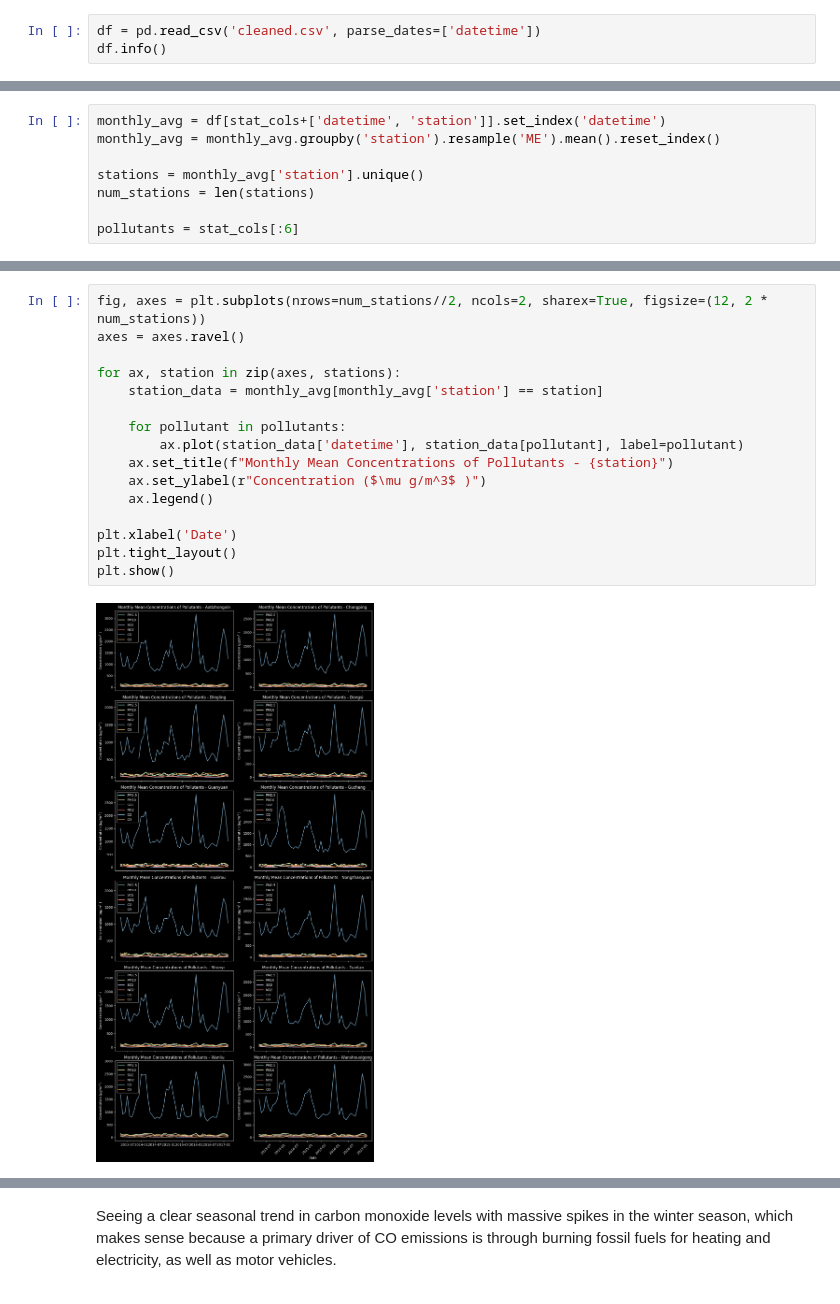
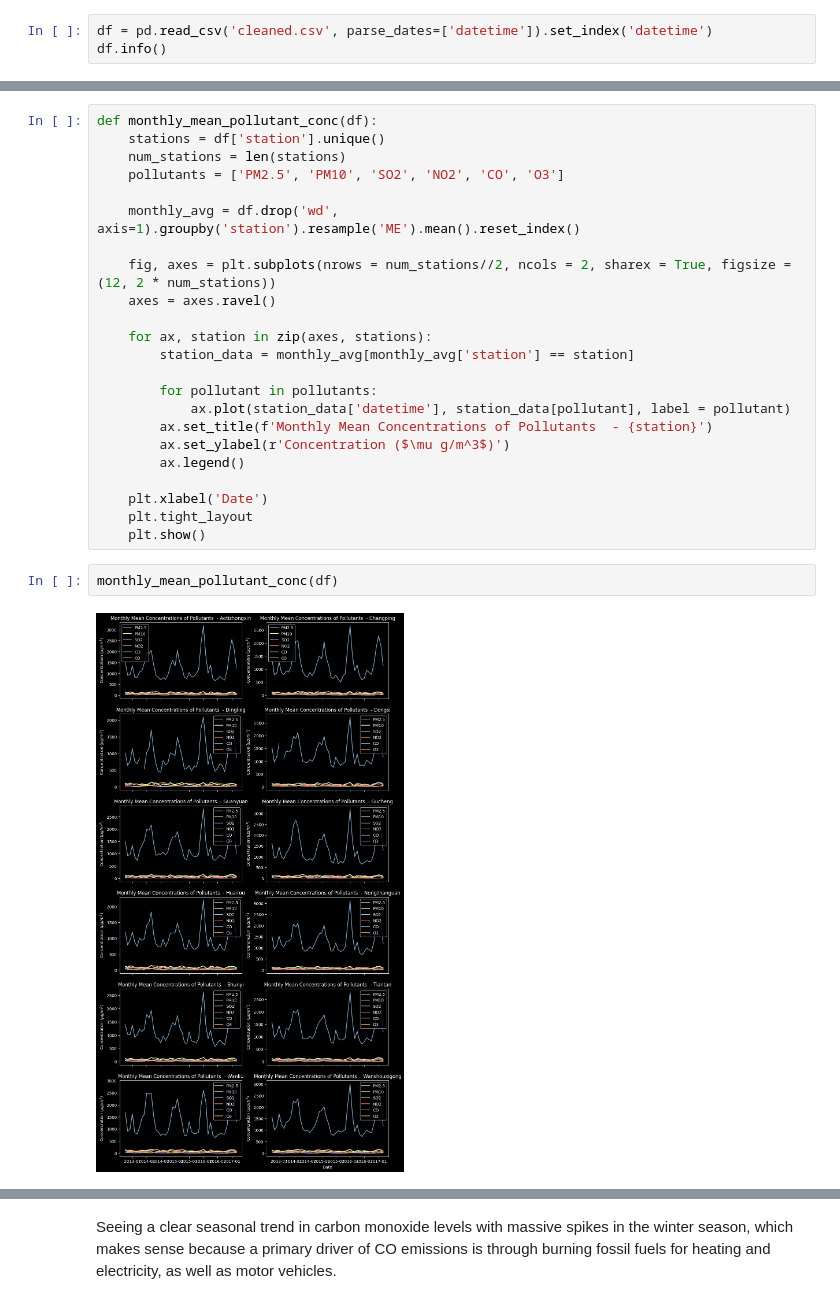
Before and after one commit to justinwhare/Air-Quality-Forecasting, a Jupyter notebook: EDA.ipynb, the cells around one changed output, grey strips where cells are left out. Cells and saved outputs as stored; diff of their text form.

Commit message:
created funcs for plots, cleaned format

```diff
--- a/EDA.ipynb
+++ b/EDA.ipynb
@@ -7,7 +9,7 @@ import numpy as np
 
 plt.style.use('dark_background')
 # %%
-df = pd.read_csv('cleaned.csv', parse_dates=['datetime'])
+df = pd.read_csv('cleaned.csv', parse_dates=['datetime']).set_index('datetime')
 df.info()
 # %% [output]
 <class 'pandas.core.frame.DataFrame'>
@@ -79,11 +68,3 @@ df[stat_cols].describe()
 | 50% | 55.000000 | 82.000000 | 7.000000 | 43.000000 | 900.000000 | 45.000000 | 14.500000 | 1010.400000 | 3.100000 | 0.000000 | 1.400000 |
 | 75% | 111.000000 | 145.000000 | 20.000000 | 71.000000 | 1500.000000 | 82.000000 | 23.300000 | 1019.000000 | 15.100000 | 0.000000 | 2.200000 |
 | max | 999.000000 | 999.000000 | 500.000000 | 290.000000 | 10000.000000 | 1071.000000 | 41.600000 | 1042.800000 | 29.100000 | 72.500000 | 13.200000 |
-# %%
-monthly_avg = df[stat_cols+['datetime', 'station']].set_index('datetime')
-monthly_avg = monthly_avg.groupby('station').resample('ME').mean().reset_index()
-
-stations = monthly_avg['station'].unique()
-num_stations = len(stations)
-
-pollutants = stat_cols[:6]
@@ -90,18 +83,27 @@ pollutants = stat_cols[:6]
 # %%
-fig, axes = plt.subplots(nrows=num_stations//2, ncols=2, sharex=True, figsize=(12, 2 * num_stations))
-axes = axes.ravel()
+def monthly_mean_pollutant_conc(df):
+    stations = df['station'].unique()
+    num_stations = len(stations)
+    pollutants = ['PM2.5', 'PM10', 'SO2', 'NO2', 'CO', 'O3']
 
-for ax, station in zip(axes, stations):
-    station_data = monthly_avg[monthly_avg['station'] == station]
+    monthly_avg = df.drop('wd', axis=1).groupby('station').resample('ME').mean().reset_index()
 
-    for pollutant in pollutants:
-        ax.plot(station_data['datetime'], station_data[pollutant], label=pollutant)
-    ax.set_title(f"Monthly Mean Concentrations of Pollutants - {station}")
-    ax.set_ylabel(r"Concentration ($\mu g/m^3$ )")
-    ax.legend()
+    fig, axes = plt.subplots(nrows = num_stations//2, ncols = 2, sharex = True, figsize = (12, 2 * num_stations))
+    axes = axes.ravel()
 
-plt.xlabel('Date')
-plt.tight_layout()
-plt.show()
+    for ax, station in zip(axes, stations):
+        station_data = monthly_avg[monthly_avg['station'] == station]
+
+        for pollutant in pollutants:
+            ax.plot(station_data['datetime'], station_data[pollutant], label = pollutant)
+        ax.set_title(f'Monthly Mean Concentrations of Pollutants  - {station}')
+        ax.set_ylabel(r'Concentration ($\mu g/m^3$)')
+        ax.legend()
+
+    plt.xlabel('Date')
+    plt.tight_layout
+    plt.show()
-# %% [output]
-[figure, removed]
+# %%
+monthly_mean_pollutant_conc(df)
+# %% [output]
+[figure, added]
```
Also changed, not shown: parts of 16 cells of this notebook.
